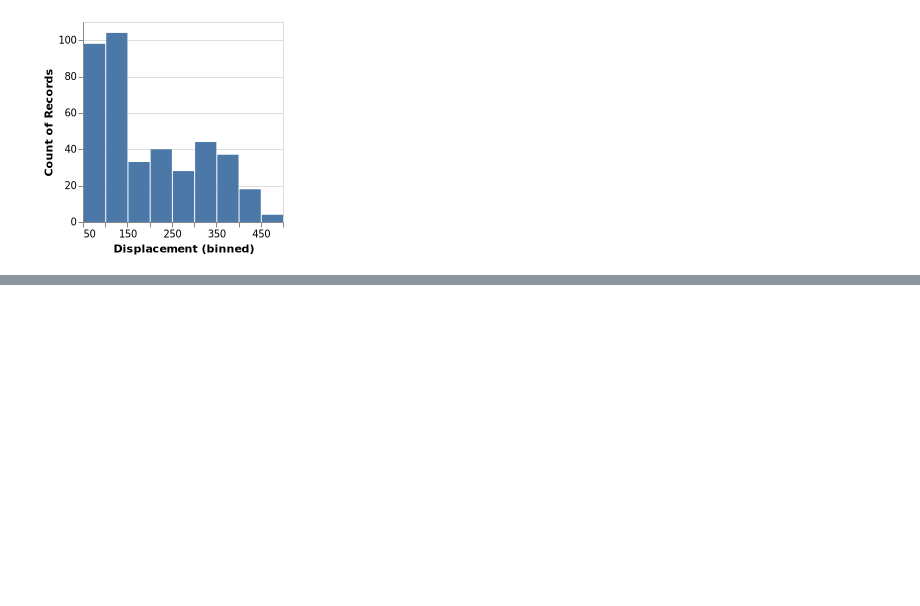
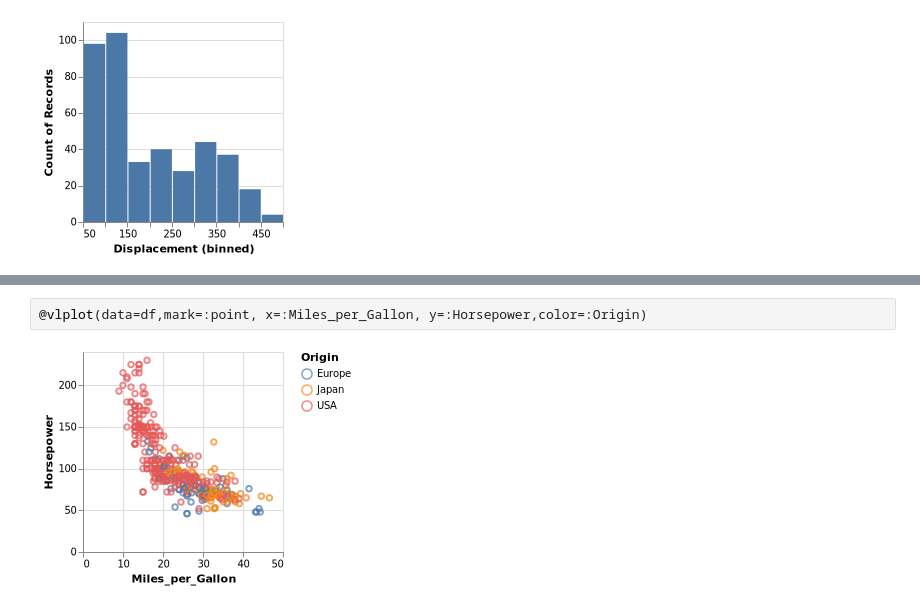
Before and after one commit to queryverse/QuickVega.jl, a Jupyter notebook: examples/basics.ipynb, the cells around one changed output, grey strips where cells are left out. Drawn from its saved outputs; the diff is of its cells as text; blank space fills up the shorter version.

```diff
--- a/examples/basics.ipynb
+++ b/examples/basics.ipynb
@@ -24,0 +69,4 @@ histogram(df,:Displacement)
+# %%
+@vlplot(data=df,mark=:point, x=:Miles_per_Gallon, y=:Horsepower,color=:Origin)
+# %% [output]
+[figure, added]
```
Also changed, not shown: parts of 7 cells of this notebook, 1 other file.
